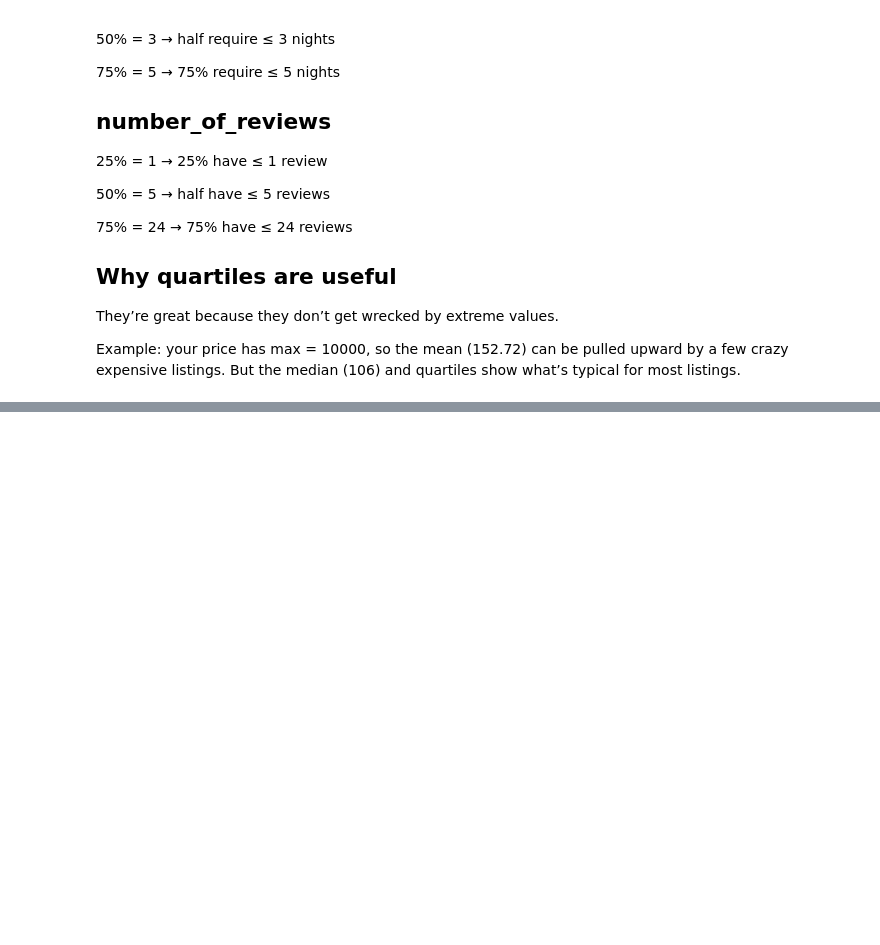
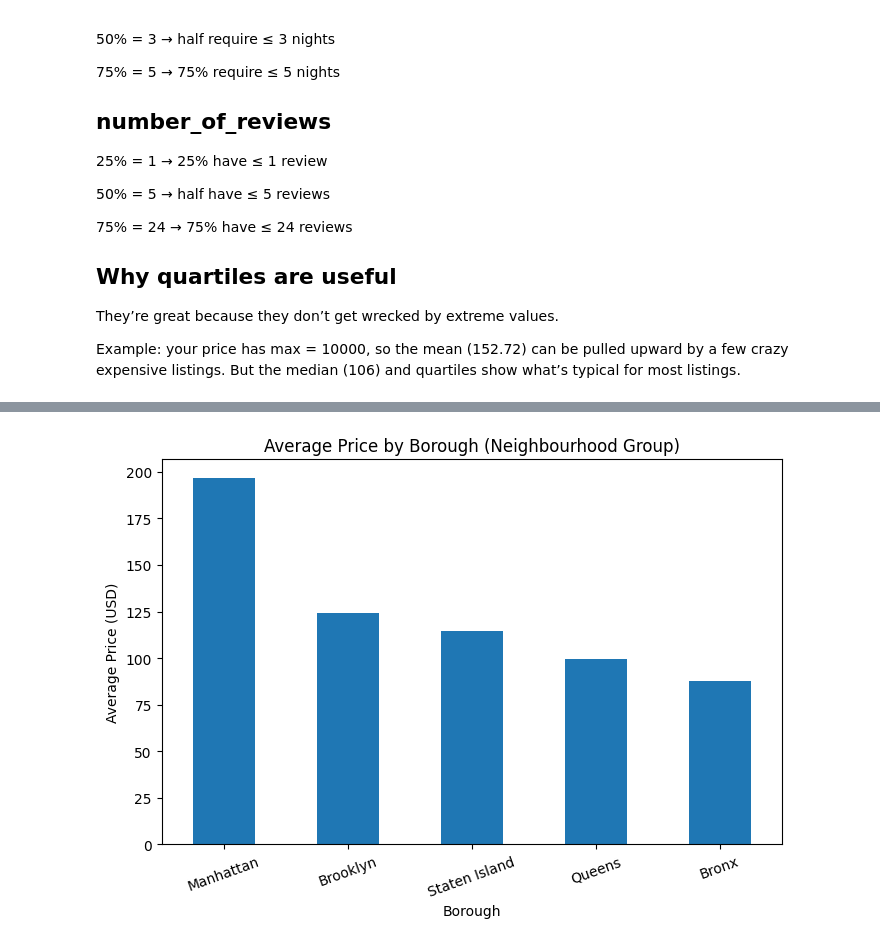
Before and after one commit to mohit716/airbnb-nyc-pandas, a Jupyter notebook: airbnb-nyc-pandas.ipynb, the cells around one changed output, grey strips where cells are left out. Drawn from its saved outputs; the diff is of its cells as text; code cells hidden in the pictures; blank space fills up the shorter version.

```diff
--- a/airbnb-nyc-pandas.ipynb
+++ b/airbnb-nyc-pandas.ipynb
@@ -823,0 +1072,18 @@ But the median (106) and quartiles show what’s typical for most listings.
+# %%
+# Average Price by Neighbourhood Group (Borough)
+
+avg_price_borough = (
+    df.groupby("neighbourhood_group")["price"]
+      .mean()
+      .sort_values(ascending=False)
+)
+
+plt.figure(figsize=(8, 5))
+avg_price_borough.plot(kind="bar")
+plt.title("Average Price by Borough (Neighbourhood Group)")
+plt.xlabel("Borough")
+plt.ylabel("Average Price (USD)")
+plt.xticks(rotation=20)
+plt.show()
+# %% [output]
+[figure, added]
```
Also changed, not shown: parts of 24 cells of this notebook.
